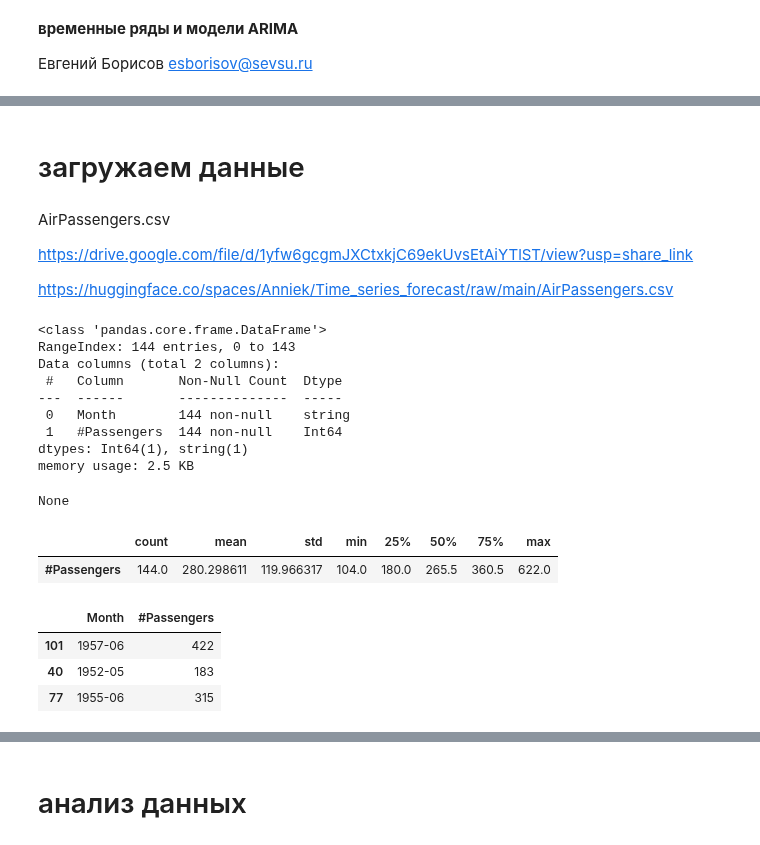
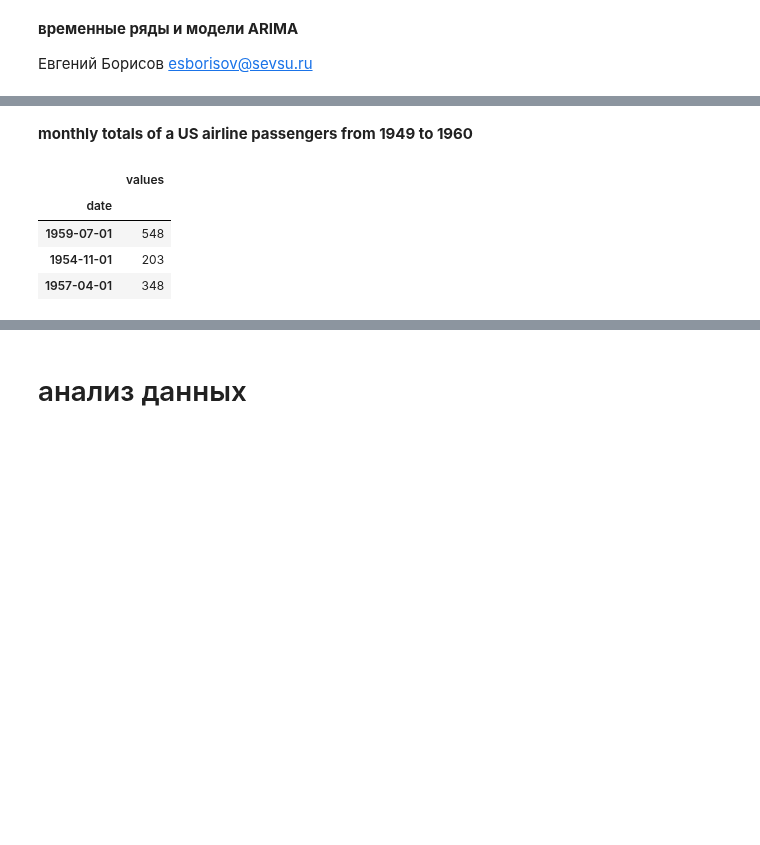
Before and after one commit to mechanoid5/ml_lectorium_2024_I, a Jupyter notebook: examples/22-time-series/02-sarima.ipynb, the cells around one changed output, grey strips where cells are left out. Cells and saved outputs as stored; diff of their text form; code cells hidden in the pictures; blank space fills up the shorter version.

```diff
--- a/examples/22-time-series/02-sarima.ipynb
+++ b/examples/22-time-series/02-sarima.ipynb
@@ -25,32 +22,22 @@ np.set_printoptions(linewidth=110)
-# %% [markdown]
-# загружаем данные
-# %% [markdown]
-AirPassengers.csv
-
-https://drive.google.com/file/d/1yfw6gcgmJXCtxkjC69ekUvsEtAiYTlST/view?usp=share_link
-
-https://huggingface.co/spaces/Anniek/Time_series_forecast/raw/main/AirPassengers.csv
+# %% [markdown]
+__monthly totals of a US airline passengers from 1949 to 1960__
 # %%
-# читаем данные
+# AirPassengers.csv :
+#    https://drive.google.com/file/d/1yfw6gcgmJXCtxkjC69ekUvsEtAiYTlST/view?usp=share_link
+#    https://huggingface.co/spaces/Anniek/Time_series_forecast/raw/main/AirPassengers.csv
+
 url = 'https://huggingface.co/spaces/Anniek/Time_series_forecast/raw/main/AirPassengers.csv'
 df = pd.read_csv(url).convert_dtypes()
-display(df.info())
-display(df.describe().T)
+
+df['date'] = pd.to_datetime(df['Month'])
+df = df.set_index('date')
+df = df.asfreq('MS')
+df = df[['#Passengers']].rename(columns={'#Passengers':'values'})
+
 display(df.sample(3))
 # %% [output]
-<class 'pandas.core.frame.DataFrame'>
-RangeIndex: 144 entries, 0 to 143
-Data columns (total 2 columns):
- #   Column       Non-Null Count  Dtype
----  ------       --------------  -----
- 0   Month        144 non-null    string
- 1   #Passengers  144 non-null    Int64
-dtypes: Int64(1), string(1)
-memory usage: 2.5 KB
-None
-|  | count | mean | std | min | 25% | 50% | 75% | max |
-| #Passengers | 144.0 | 280.298611 | 119.966317 | 104.0 | 180.0 | 265.5 | 360.5 | 622.0 |
+|  | values |
+| date |  |
+| 1959-07-01 | 548 |
+| 1954-11-01 | 203 |
+| 1957-04-01 | 348 |
-|  | Month | #Passengers |
-| 101 | 1957-06 | 422 |
-| 40 | 1952-05 | 183 |
-| 77 | 1955-06 | 315 |
```
Also changed, not shown: parts of 71 cells of this notebook.
